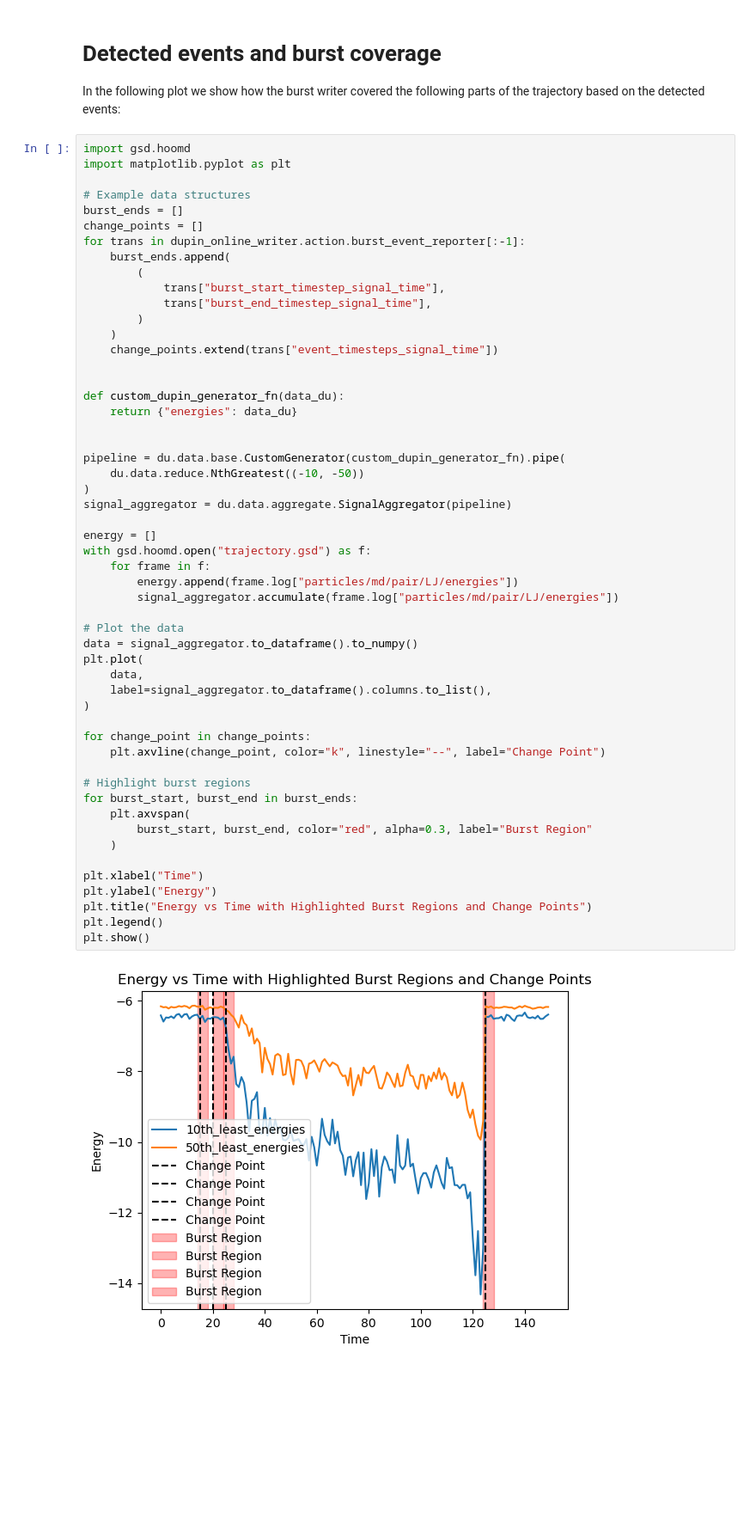
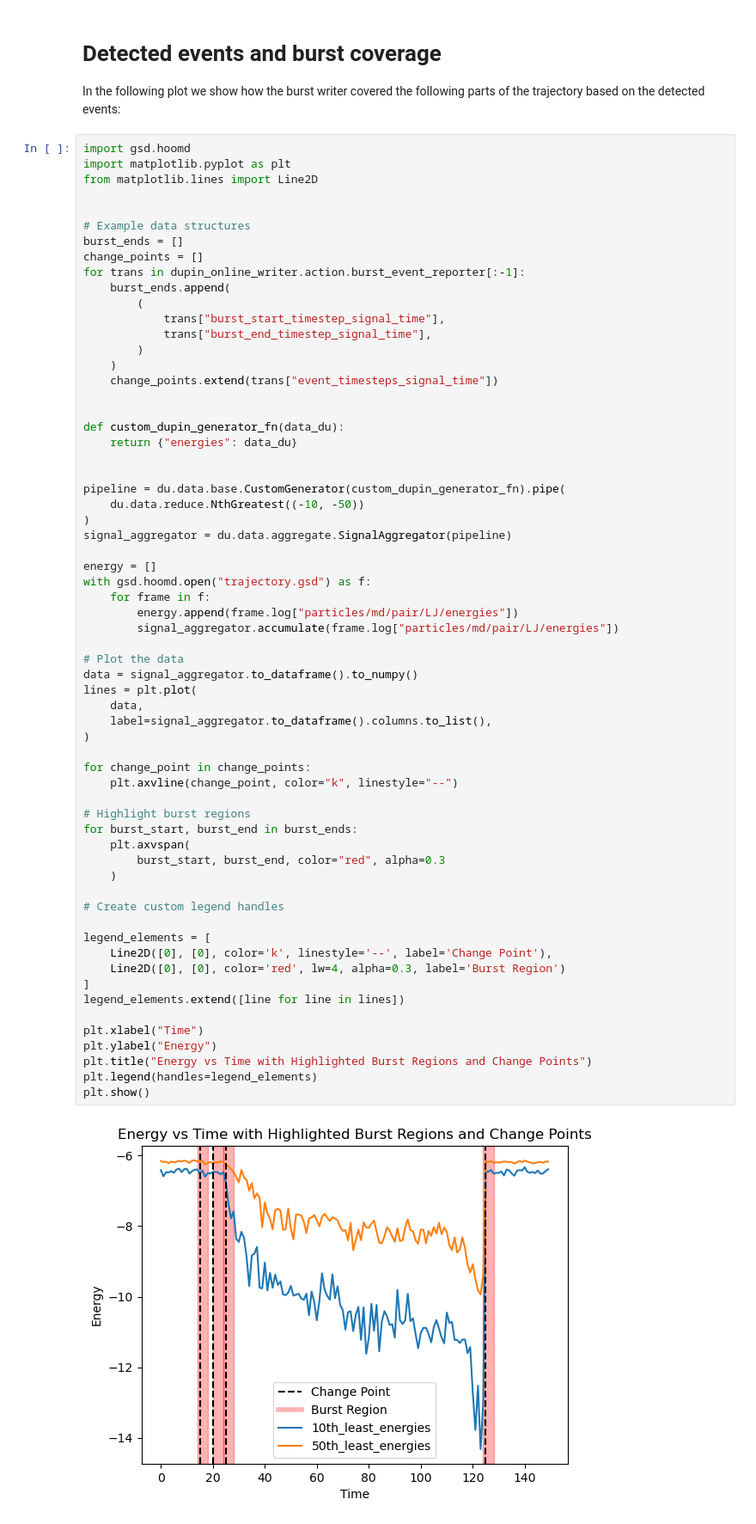
Before and after one commit to glotzerlab/dupin, a Jupyter notebook: docs/tutorials/02-HOOMD-burst-writer-with-online-detection/HOOMD-burst-with-online.ipynb, the cells around one changed output. Shown at 86% size. Drawn from its saved outputs; the diff is of its cells as text; blank space fills up the shorter version.

Commit message:
improve final visualization

```diff
--- a/docs/tutorials/02-HOOMD-burst-writer-with-online-detection/HOOMD-burst-with-online.ipynb
+++ b/docs/tutorials/02-HOOMD-burst-writer-with-online-detection/HOOMD-burst-with-online.ipynb
@@ -455,6 +455,8 @@ trajectory based on the detected events:
 # %%
 import gsd.hoomd
 import matplotlib.pyplot as plt
+from matplotlib.lines import Line2D
+
 
 # Example data structures
 burst_ends = []
@@ -475,35 +477,43 @@ def custom_dupin_generator_fn(data_du):
 
 pipeline = du.data.base.CustomGenerator(custom_dupin_generator_fn).pipe(
     du.data.reduce.NthGreatest((-10, -50))
 )
 signal_aggregator = du.data.aggregate.SignalAggregator(pipeline)
 
 energy = []
 with gsd.hoomd.open("trajectory.gsd") as f:
     for frame in f:
         energy.append(frame.log["particles/md/pair/LJ/energies"])
         signal_aggregator.accumulate(frame.log["particles/md/pair/LJ/energies"])
 
 # Plot the data
 data = signal_aggregator.to_dataframe().to_numpy()
-plt.plot(
+lines = plt.plot(
     data,
     label=signal_aggregator.to_dataframe().columns.to_list(),
 )
 
 for change_point in change_points:
-    plt.axvline(change_point, color="k", linestyle="--", label="Change Point")
+    plt.axvline(change_point, color="k", linestyle="--")
 
 # Highlight burst regions
 for burst_start, burst_end in burst_ends:
     plt.axvspan(
-        burst_start, burst_end, color="red", alpha=0.3, label="Burst Region"
+        burst_start, burst_end, color="red", alpha=0.3
     )
+
+# Create custom legend handles
+
+legend_elements = [
+    Line2D([0], [0], color='k', linestyle='--', label='Change Point'),
+    Line2D([0], [0], color='red', lw=4, alpha=0.3, label='Burst Region')
+]
+legend_elements.extend([line for line in lines])
 
 plt.xlabel("Time")
 plt.ylabel("Energy")
 plt.title("Energy vs Time with Highlighted Burst Regions and Change Points")
-plt.legend()
+plt.legend(handles=legend_elements)
 plt.show()
 # %% [output]
-[figure, old version]
+[figure, new version]
```
Also changed, not shown: parts of 1 cell of this notebook.
